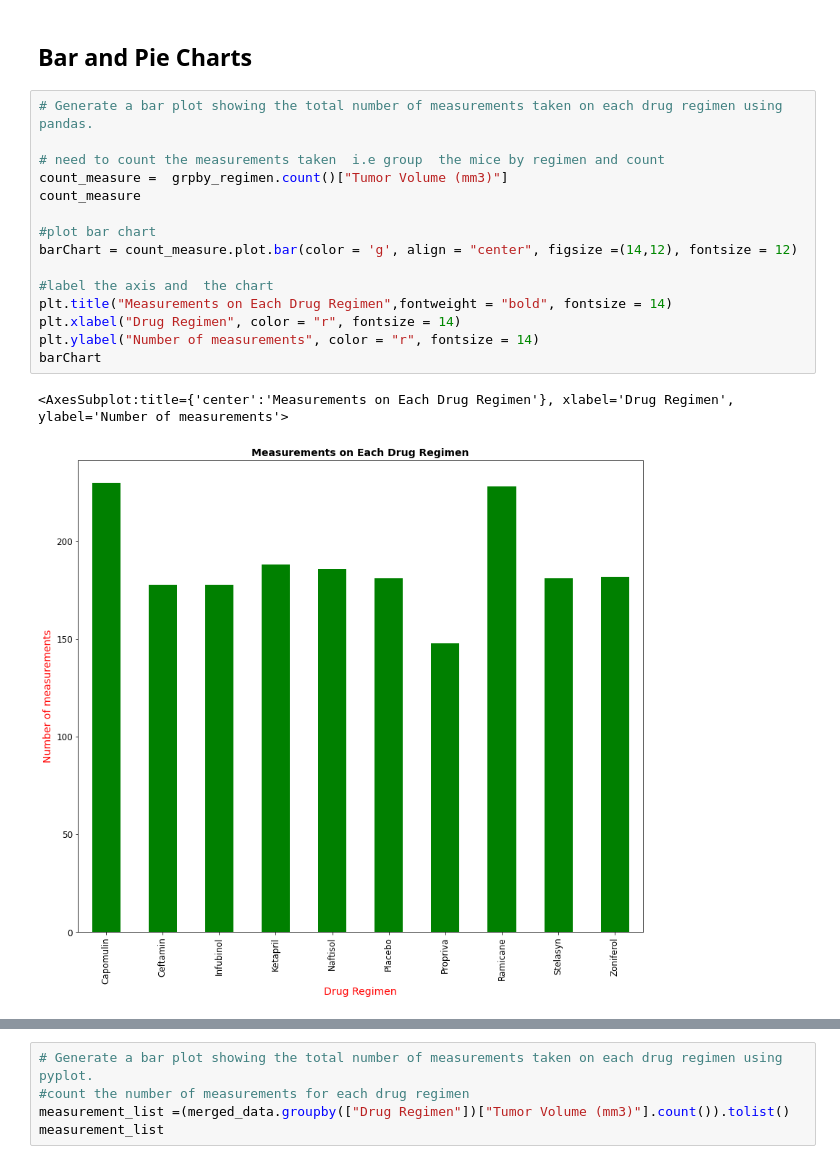
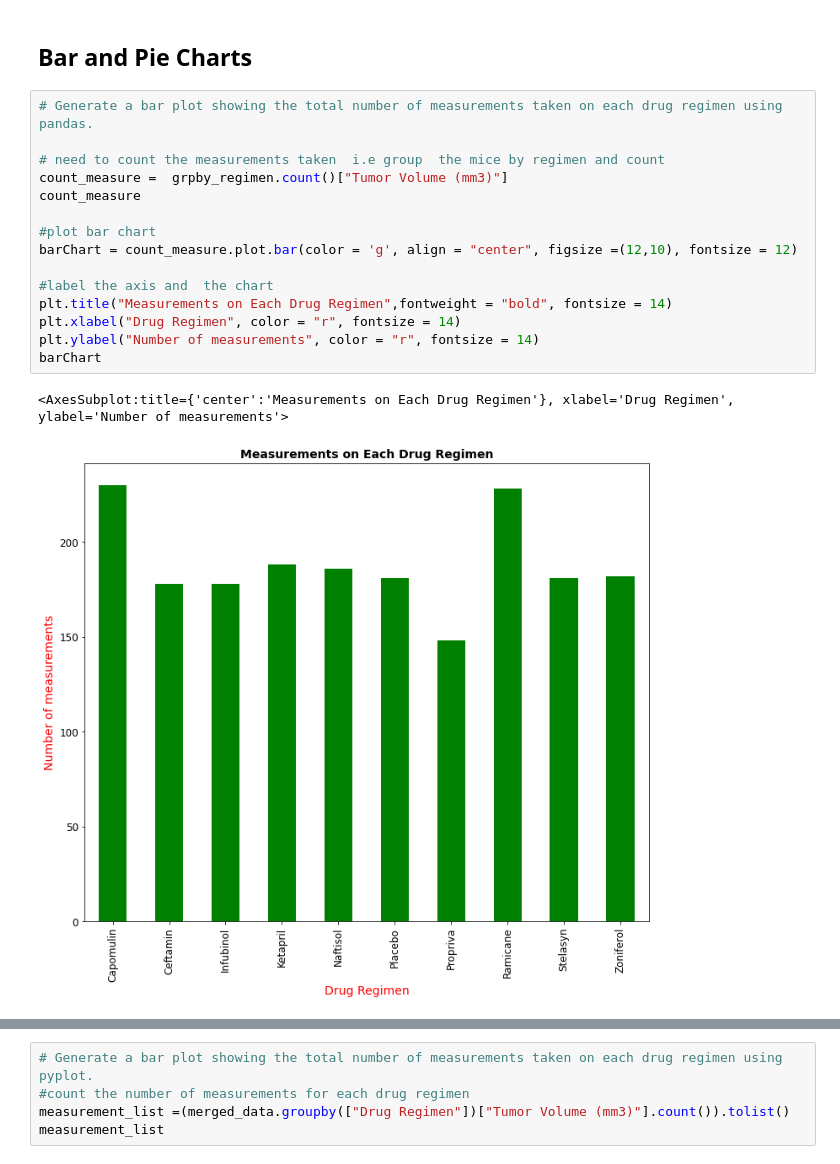
Before and after one commit to Terycharlie/Matplotlib-Challenge, a Jupyter notebook: Pymaceuticals/pymaceuticals_starter.ipynb, the cells around one changed output, grey strips where cells are left out. Drawn from its saved outputs; the diff is of its cells as text.

```diff
--- a/Pymaceuticals/pymaceuticals_starter.ipynb
+++ b/Pymaceuticals/pymaceuticals_starter.ipynb
@@ -138,20 +175,20 @@ summary_stats
 # %%
 # Generate a bar plot showing the total number of measurements taken on each drug regimen using pandas.
 
 # need to count the measurements taken  i.e group  the mice by regimen and count
 count_measure =  grpby_regimen.count()["Tumor Volume (mm3)"]
 count_measure
 
 #plot bar chart
-barChart = count_measure.plot.bar(color = 'g', align = "center", figsize =(14,12), fontsize = 12)
+barChart = count_measure.plot.bar(color = 'g', align = "center", figsize =(12,10), fontsize = 12)
 
 #label the axis and  the chart
 plt.title("Measurements on Each Drug Regimen",fontweight = "bold", fontsize = 14)
 plt.xlabel("Drug Regimen", color = "r", fontsize = 14)
 plt.ylabel("Number of measurements", color = "r", fontsize = 14)
 barChart
 # %% [output]
 <AxesSubplot:title={'center':'Measurements on Each Drug Regimen'}, xlabel='Drug Regimen', ylabel='Number of measurements'>
-[figure, old version]
+[figure, new version]
 # %%
 #save barchart
```
Also changed, not shown: parts of 17 cells of this notebook, 6 other files.
